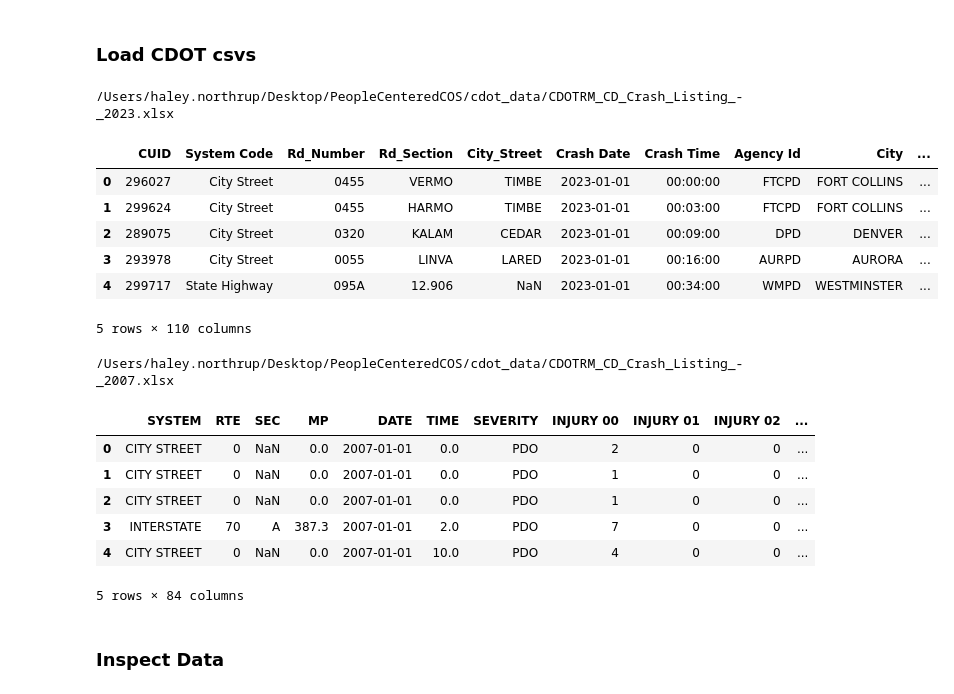
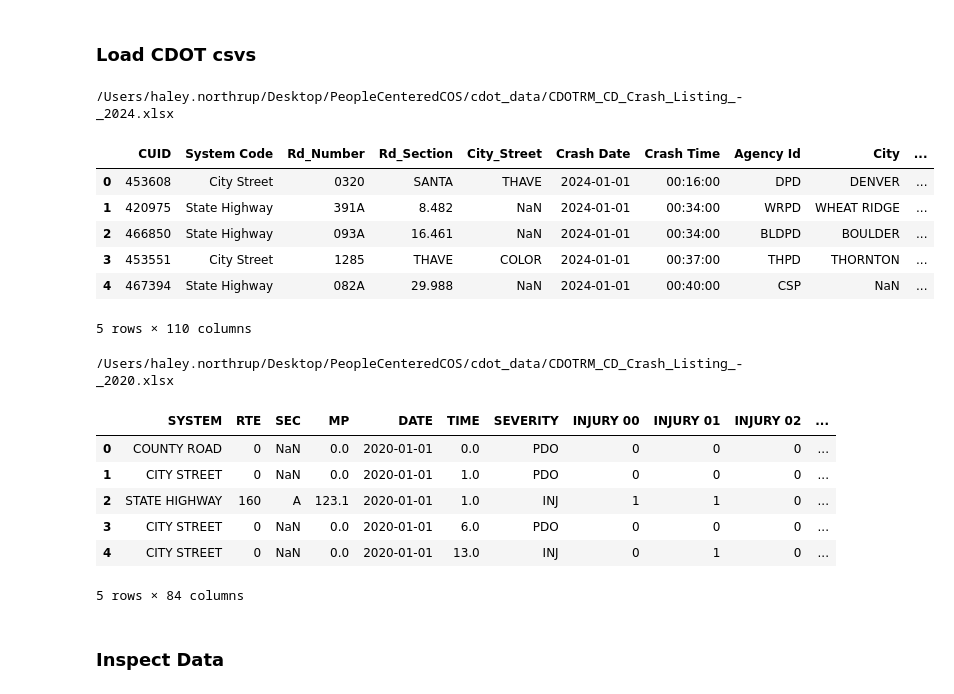
Before and after one commit to haley-northrup/beautiful_cos_data_analysis, a Jupyter notebook: sandbox/CDOT_convert_old_to_new_format_part1-CHECK.ipynb, the cells around one changed output. Cells and saved outputs as stored; diff of their text form; code cells hidden in the pictures.

```diff
--- a/sandbox/CDOT_convert_old_to_new_format_part1-CHECK.ipynb
+++ b/sandbox/CDOT_convert_old_to_new_format_part1-CHECK.ipynb
@@ -36,27 +36,27 @@ cdot_base_path = "/Users/haley.northrup/Desktop/PeopleCenteredCOS/cdot_data/"
 # %%
 # Load CDOT Data from new data format (2021+)
 
-year_new = 2023
+year_new = 2024
 filename_new = f"CDOTRM_CD_Crash_Listing_-_{year_new}.xlsx"
 
 full_path_new = cdot_base_path + filename_new
 print(full_path_new)
 
 cdot_new_pdf = pd.read_excel(full_path_new)
 display(cdot_new_pdf.head(5))
 # %% [output]
-/Users/haley.northrup/Desktop/PeopleCenteredCOS/cdot_data/CDOTRM_CD_Crash_Listing_-_2023.xlsx
+/Users/haley.northrup/Desktop/PeopleCenteredCOS/cdot_data/CDOTRM_CD_Crash_Listing_-_2024.xlsx
 |  | CUID | System Code | Rd_Number | Rd_Section | City_Street | Crash Date | Crash Time | Agency Id | City | ... |
-| 0 | 296027 | City Street | 0455 | VERMO | TIMBE | 2023-01-01 | 00:00:00 | FTCPD | FORT COLLINS | ... |
-| 1 | 299624 | City Street | 0455 | HARMO | TIMBE | 2023-01-01 | 00:03:00 | FTCPD | FORT COLLINS | ... |
-| 2 | 289075 | City Street | 0320 | KALAM | CEDAR | 2023-01-01 | 00:09:00 | DPD | DENVER | ... |
-| 3 | 293978 | City Street | 0055 | LINVA | LARED | 2023-01-01 | 00:16:00 | AURPD | AURORA | ... |
-| 4 | 299717 | State Highway | 095A | 12.906 | NaN | 2023-01-01 | 00:34:00 | WMPD | WESTMINSTER | ... |
+| 0 | 453608 | City Street | 0320 | SANTA | THAVE | 2024-01-01 | 00:16:00 | DPD | DENVER | ... |
+| 1 | 420975 | State Highway | 391A | 8.482 | NaN | 2024-01-01 | 00:34:00 | WRPD | WHEAT RIDGE | ... |
+| 2 | 466850 | State Highway | 093A | 16.461 | NaN | 2024-01-01 | 00:34:00 | BLDPD | BOULDER | ... |
+| 3 | 453551 | City Street | 1285 | THAVE | COLOR | 2024-01-01 | 00:37:00 | THPD | THORNTON | ... |
+| 4 | 467394 | State Highway | 082A | 29.988 | NaN | 2024-01-01 | 00:40:00 | CSP | NaN | ... |
 5 rows × 110 columns
 # %%
 # Load CDOT Data from old data format (2007-2020)
 
-year = 2007
+year = 2020
 filename_old = f"CDOTRM_CD_Crash_Listing_-_{year}.xlsx"
 
 full_path_old = cdot_base_path + filename_old
@@ -65,13 +65,13 @@ print(full_path_old)
 cdot_old_pdf = pd.read_excel(full_path_old)
 display(cdot_old_pdf.head(5))
 # %% [output]
-/Users/haley.northrup/Desktop/PeopleCenteredCOS/cdot_data/CDOTRM_CD_Crash_Listing_-_2007.xlsx
+/Users/haley.northrup/Desktop/PeopleCenteredCOS/cdot_data/CDOTRM_CD_Crash_Listing_-_2020.xlsx
 |  | SYSTEM | RTE | SEC | MP | DATE | TIME | SEVERITY | INJURY 00 | INJURY 01 | INJURY 02 | ... |
-| 0 | CITY STREET | 0 | NaN | 0.0 | 2007-01-01 | 0.0 | PDO | 2 | 0 | 0 | ... |
-| 1 | CITY STREET | 0 | NaN | 0.0 | 2007-01-01 | 0.0 | PDO | 1 | 0 | 0 | ... |
-| 2 | CITY STREET | 0 | NaN | 0.0 | 2007-01-01 | 0.0 | PDO | 1 | 0 | 0 | ... |
-| 3 | INTERSTATE | 70 | A | 387.3 | 2007-01-01 | 2.0 | PDO | 7 | 0 | 0 | ... |
-| 4 | CITY STREET | 0 | NaN | 0.0 | 2007-01-01 | 10.0 | PDO | 4 | 0 | 0 | ... |
+| 0 | COUNTY ROAD | 0 | NaN | 0.0 | 2020-01-01 | 0.0 | PDO | 0 | 0 | 0 | ... |
+| 1 | CITY STREET | 0 | NaN | 0.0 | 2020-01-01 | 1.0 | PDO | 0 | 0 | 0 | ... |
+| 2 | STATE HIGHWAY | 160 | A | 123.1 | 2020-01-01 | 1.0 | INJ | 1 | 1 | 0 | ... |
+| 3 | CITY STREET | 0 | NaN | 0.0 | 2020-01-01 | 6.0 | PDO | 0 | 0 | 0 | ... |
+| 4 | CITY STREET | 0 | NaN | 0.0 | 2020-01-01 | 13.0 | INJ | 0 | 1 | 0 | ... |
 5 rows × 84 columns
 # %% [markdown]
 ### Inspect Data
```
Also changed, not shown: parts of 7 cells of this notebook, 1 other file.
